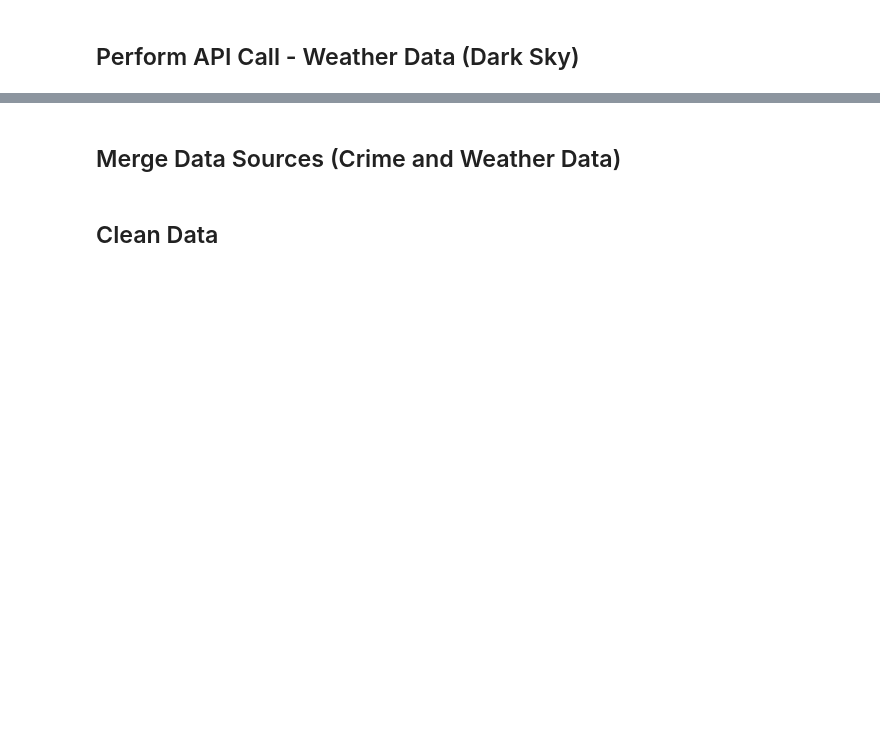
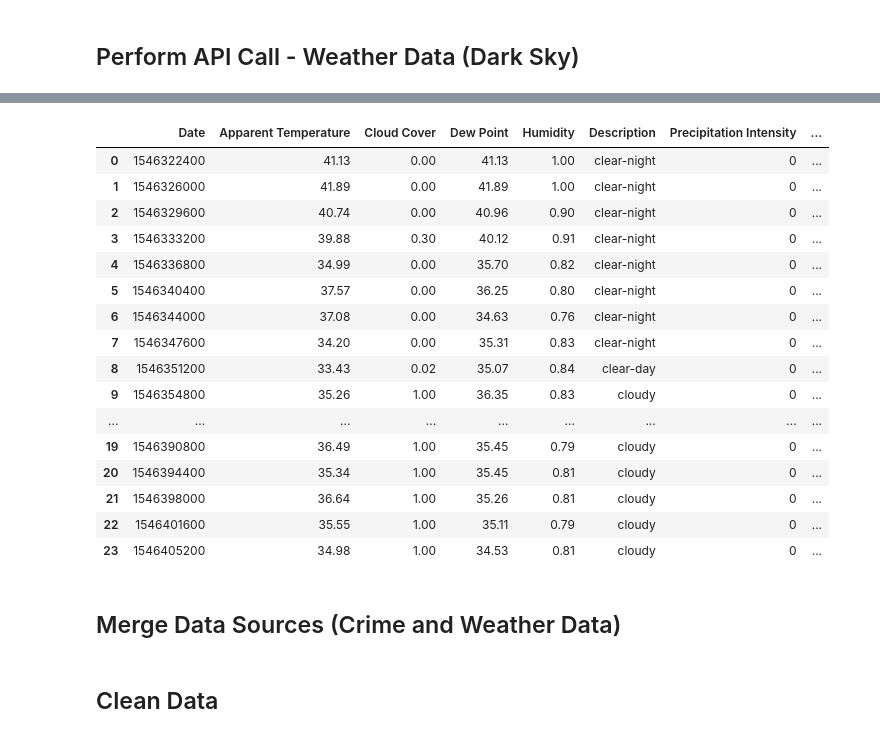
Before and after one commit to eanord4/First-Project, a Jupyter notebook: first-project.ipynb, the cells around one changed output, grey strips where cells are left out. Drawn from its saved outputs; the diff is of its cells as text; code cells hidden in the pictures; blank space fills up the shorter version.

```diff
--- a/first-project.ipynb
+++ b/first-project.ipynb
@@ -56,3 +74,28 @@ KeyError: 'hourly'
+# %%
+# Create a weather object
+obj_weather = Weather()
+
+# Get the dataframe version of the given json file
+df_weather = obj_weather.get_df_weather(json_weather)
+df_weather
+# %% [output]
+|  | Date | Apparent Temperature | Cloud Cover | Dew Point | Humidity | Description | Precipitation Intensity | ... |
+| 0 | 1546322400 | 41.13 | 0.00 | 41.13 | 1.00 | clear-night | 0 | ... |
+| 1 | 1546326000 | 41.89 | 0.00 | 41.89 | 1.00 | clear-night | 0 | ... |
+| 2 | 1546329600 | 40.74 | 0.00 | 40.96 | 0.90 | clear-night | 0 | ... |
+| 3 | 1546333200 | 39.88 | 0.30 | 40.12 | 0.91 | clear-night | 0 | ... |
+| 4 | 1546336800 | 34.99 | 0.00 | 35.70 | 0.82 | clear-night | 0 | ... |
+| 5 | 1546340400 | 37.57 | 0.00 | 36.25 | 0.80 | clear-night | 0 | ... |
+| 6 | 1546344000 | 37.08 | 0.00 | 34.63 | 0.76 | clear-night | 0 | ... |
+| 7 | 1546347600 | 34.20 | 0.00 | 35.31 | 0.83 | clear-night | 0 | ... |
+| 8 | 1546351200 | 33.43 | 0.02 | 35.07 | 0.84 | clear-day | 0 | ... |
+| 9 | 1546354800 | 35.26 | 1.00 | 36.35 | 0.83 | cloudy | 0 | ... |
+| ... | ... | ... | ... | ... | ... | ... | ... | ... |
+| 19 | 1546390800 | 36.49 | 1.00 | 35.45 | 0.79 | cloudy | 0 | ... |
+| 20 | 1546394400 | 35.34 | 1.00 | 35.45 | 0.81 | cloudy | 0 | ... |
+| 21 | 1546398000 | 36.64 | 1.00 | 35.26 | 0.81 | cloudy | 0 | ... |
+| 22 | 1546401600 | 35.55 | 1.00 | 35.11 | 0.79 | cloudy | 0 | ... |
+| 23 | 1546405200 | 34.98 | 1.00 | 34.53 | 0.81 | cloudy | 0 | ... |
 # %% [markdown]
 ## Merge Data Sources (Crime and Weather Data)
 # %%
```
Also changed, not shown: parts of 3 cells of this notebook.
